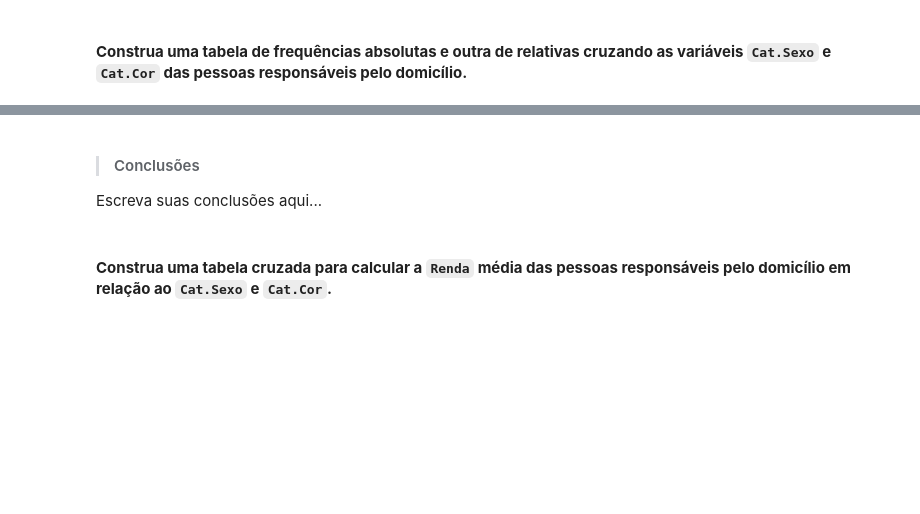
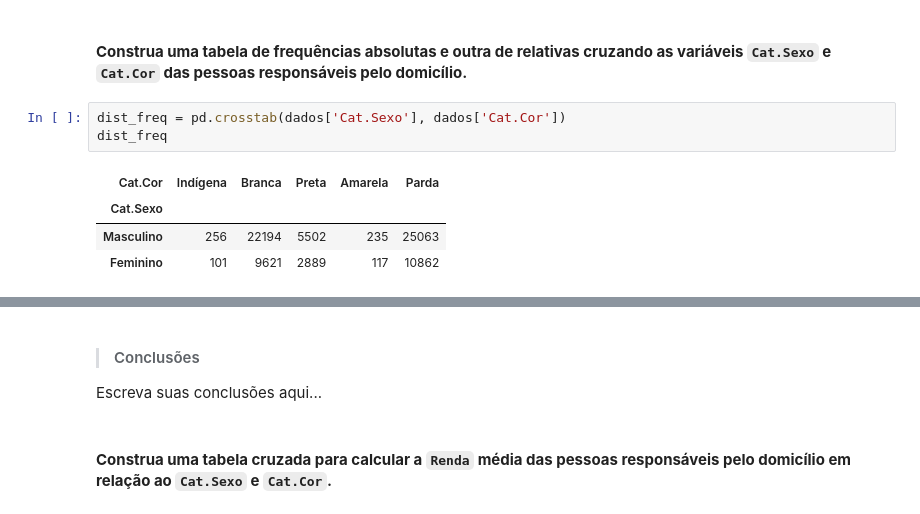
Before and after one commit to TheGabrielVieira/estatistica-python-frequencias-medidas, a Jupyter notebook: desafios/Desafios.ipynb, the cells around one changed output, grey strips where cells are left out. Saved outputs shown, nothing was run; the diff lists cells and outputs as text; blank space fills up the shorter version.

```diff
--- a/desafios/Desafios.ipynb
+++ b/desafios/Desafios.ipynb
@@ -357,2 +389,10 @@ Vamos prosseguir no treinamento, agora identificando o perfil das pessoas respon
 # %% [markdown]
 #### **Construa uma tabela de frequências absolutas e outra de relativas cruzando as variáveis `Cat.Sexo` e `Cat.Cor` das pessoas responsáveis pelo domicílio.**
+# %%
+dist_freq = pd.crosstab(dados['Cat.Sexo'], dados['Cat.Cor'])
+dist_freq
+# %% [output]
+| Cat.Cor | Indígena | Branca | Preta | Amarela | Parda |
+| Cat.Sexo |  |  |  |  |  |
+| Masculino | 256 | 22194 | 5502 | 235 | 25063 |
+| Feminino | 101 | 9621 | 2889 | 117 | 10862 |
```
Also changed, not shown: parts of 6 cells of this notebook, 1 other file.
